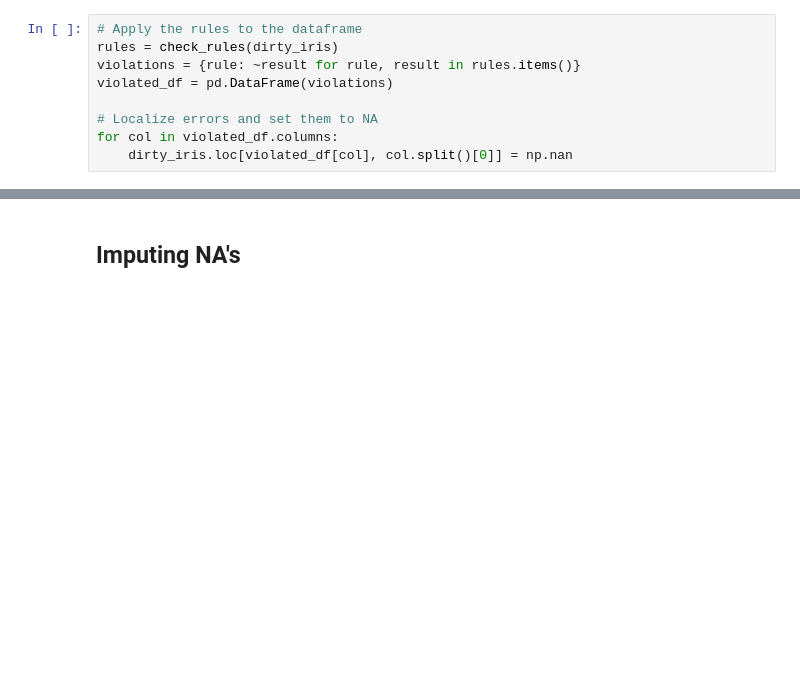
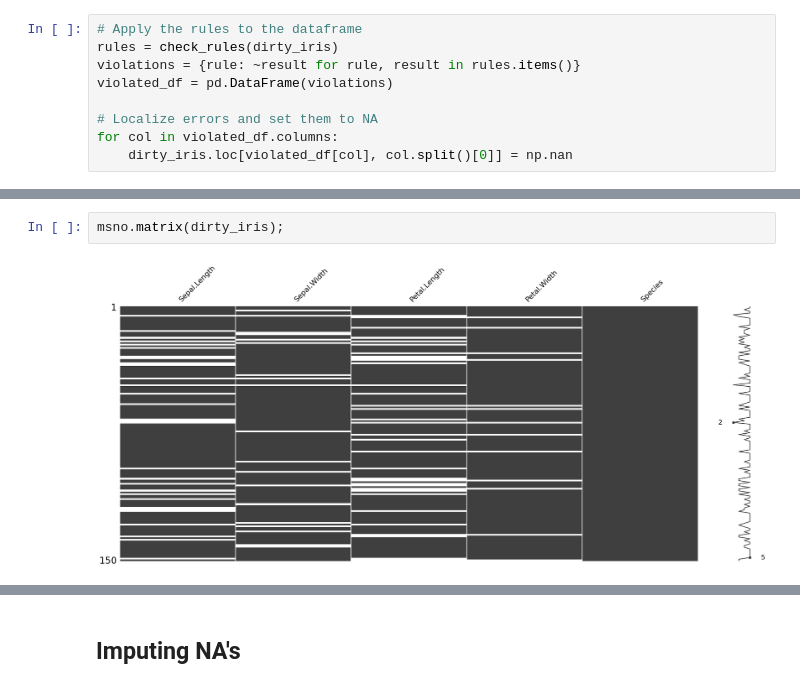
Before and after one commit to FilipBerka04/Descriptive_Statistics, a Jupyter notebook: Lab_3/Exercise 4.ipynb, the cells around one changed output, grey strips where cells are left out. Cells and saved outputs as stored; diff of their text form; blank space fills up the shorter version.

```diff
--- a/Lab_3/Exercise 4.ipynb
+++ b/Lab_3/Exercise 4.ipynb
@@ -373,0 +377,4 @@ msno.dendrogram(dirty_iris)
+# %%
+msno.matrix(dirty_iris);
+# %% [output]
+[figure, added]
```
Also changed, not shown: parts of 17 cells of this notebook.
